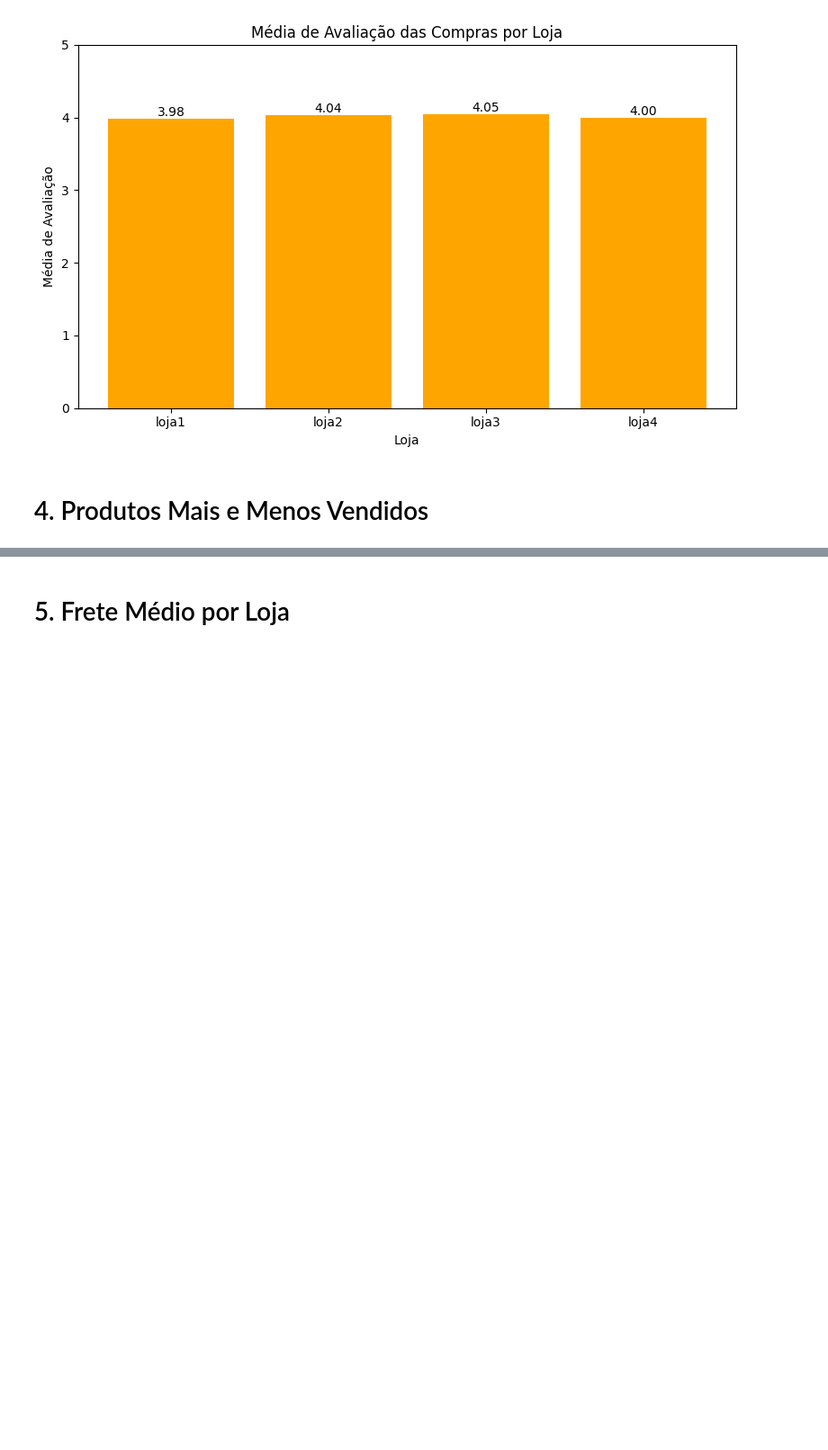
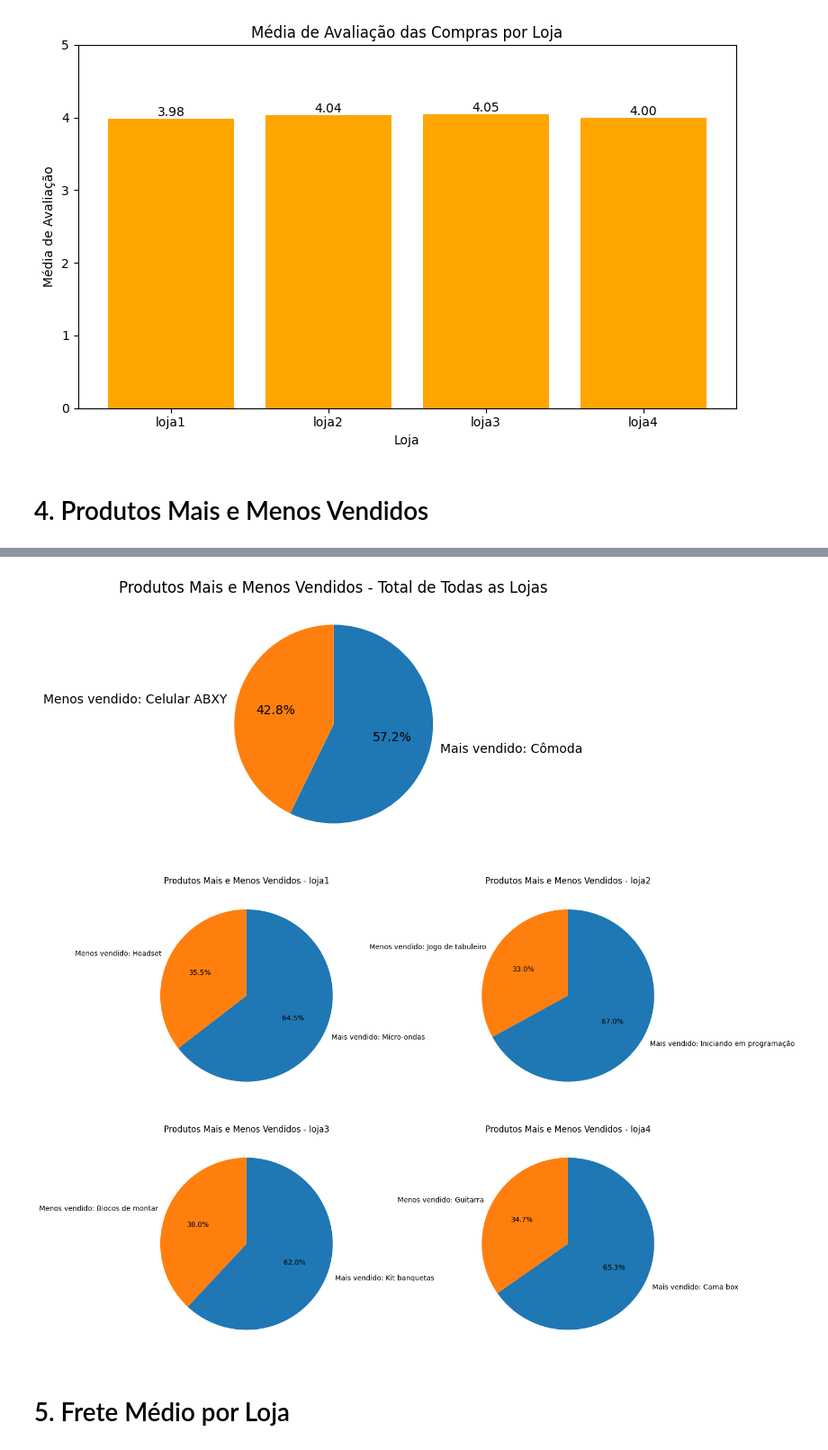
Before and after one commit to coliveira1977/alura_store, a Jupyter notebook: AluraStoreBr.ipynb, the cells around one changed output, grey strips where cells are left out. Shown at 90% size. Drawn from its saved outputs; the diff is of its cells as text; code cells hidden in the pictures; blank space fills up the shorter version.

```diff
--- a/AluraStoreBr.ipynb
+++ b/AluraStoreBr.ipynb
@@ -171,2 +215,33 @@ plt.show()
+# %%
+# Função para obter mais e menos vendidos
+def mais_menos_vendidos(produtos):
+    return produtos.idxmax(), produtos.max(), produtos.idxmin(), produtos.min()
+
+# Função para preparar dados para o gráfico de pizza (apenas mais e menos vendidos)
+def dados_pizza(produtos):
+    mais_nome, mais_qtd, menos_nome, menos_qtd = mais_menos_vendidos(produtos)
+    valores = [mais_qtd, menos_qtd]
+    labels = [f'Mais vendido: {mais_nome}', f'Menos vendido: {menos_nome}']
+    return valores, labels
+
+# Gráfico de pizza para o total de todas as lojas
+valores_total, labels_total = dados_pizza(produtos_total)
+plt.figure(figsize=(6, 6))
+plt.pie(valores_total, labels=labels_total, autopct='%1.1f%%', startangle=90, counterclock=False)
+plt.title('Produtos Mais e Menos Vendidos - Total de Todas as Lojas')
+plt.tight_layout()
+plt.show()
+
+# Gráfico de pizza para cada loja
+fig, axs = plt.subplots(2, 2, figsize=(14, 10))
+for ax, nome, produtos_loja in zip(axs.flatten(), nomes_lojas, produtos_por_loja):
+    valores, labels = dados_pizza(produtos_loja)
+    ax.pie(valores, labels=labels, autopct='%1.1f%%', startangle=90, counterclock=False)
+    ax.set_title(f'Produtos Mais e Menos Vendidos - {nome}')
+plt.tight_layout()
+plt.show()
+# %% [output]
+[figure, added]
+[figure, added]
 # %% [markdown]
 # 5. Frete Médio por Loja
```
Also changed, not shown: parts of 3 cells of this notebook, 1 other file.
